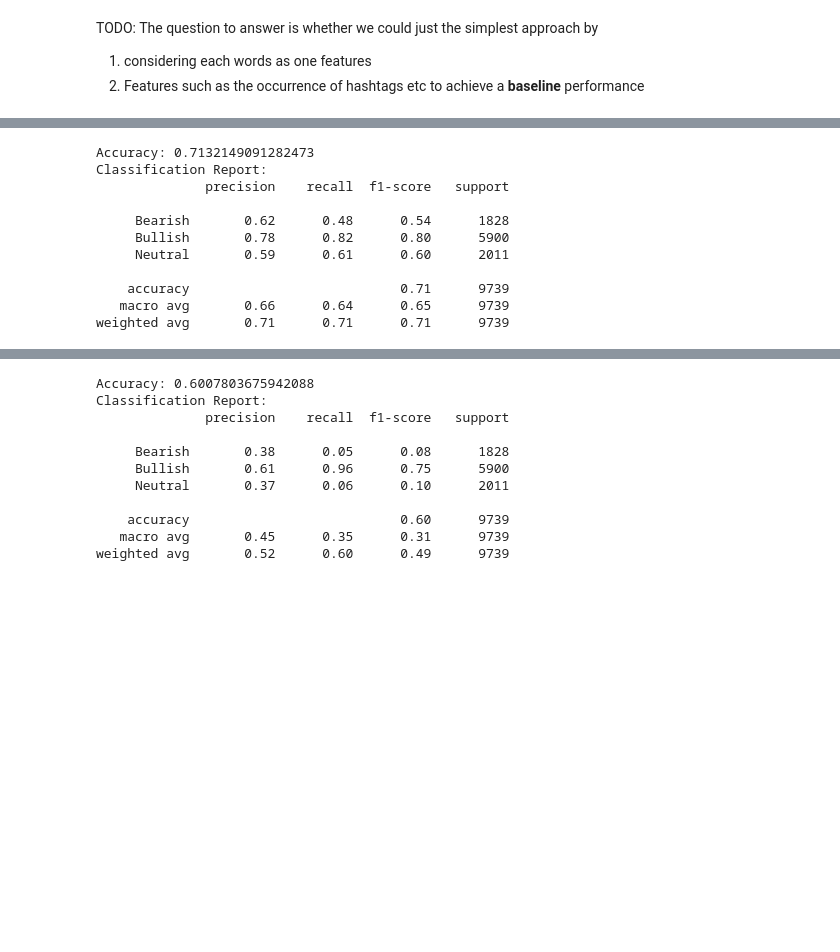
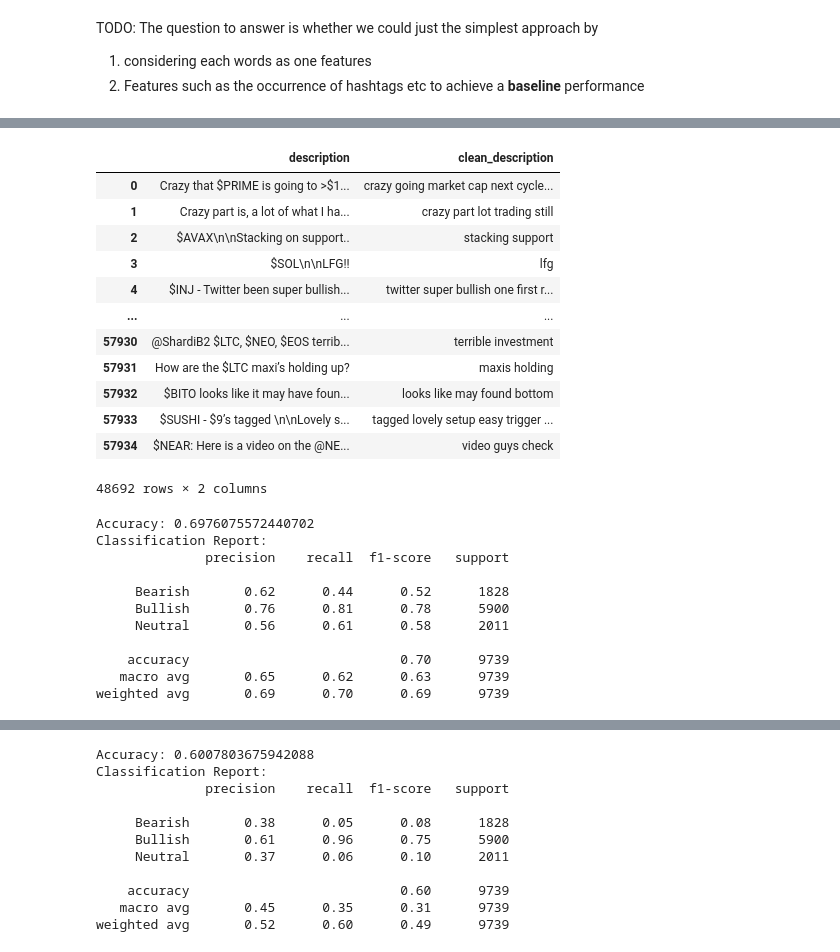
Before and after one commit to lowweihong/team14-CryptoMood, a Jupyter notebook: src/data_cleaning/eda.ipynb, the cells around one changed output, grey strips where cells are left out. Drawn from its saved outputs; the diff is of its cells as text; code cells hidden in the pictures; blank space fills up the shorter version.

Commit message:
EDA first round

```diff
--- a/src/data_cleaning/eda.ipynb
+++ b/src/data_cleaning/eda.ipynb
@@ -314,3 +342,19 @@ to achieve a **baseline** performance
+# %%
+df[['description', 'clean_description']]
+# %% [output]
+|  | description | clean_description |
+| 0 | Crazy that $PRIME is going to >$1... | crazy going market cap next cycle... |
+| 1 | Crazy part is, a lot of what I ha... | crazy part lot trading still |
+| 2 | $AVAX\n\nStacking on support.. | stacking support |
+| 3 | $SOL\n\nLFG!! | lfg |
+| 4 | $INJ - Twitter been super bullish... | twitter super bullish one first r... |
+| ... | ... | ... |
+| 57930 | @ShardiB2 $LTC, $NEO, $EOS terrib... | terrible investment |
+| 57931 | How are the $LTC maxi’s holding up? | maxis holding |
+| 57932 | $BITO looks like it may have foun... | looks like may found bottom |
+| 57933 | $SUSHI - $9’s tagged \n\nLovely s... | tagged lovely setup easy trigger ... |
+| 57934 | $NEAR: Here is a video on the @NE... | video guys check |
+48692 rows × 2 columns
 # %%
 from sklearn.feature_extraction.text import CountVectorizer
 from sklearn.model_selection import train_test_split
@@ -318,7 +362,7 @@ from sklearn.linear_model import LogisticRegression
 from sklearn.metrics import accuracy_score, classification_report
 
 # Extract features and labels
-X = df['description']
+X = df['clean_description']
 y = df['sentiment']
 
 # Split the data into training and testing sets
@@ -344,14 +388,14 @@ print(f'Accuracy: {accuracy}')
 print('Classification Report:')
 print(report)
 # %% [output]
-Accuracy: 0.7132149091282473
+Accuracy: 0.6976075572440702
 Classification Report:
               precision    recall  f1-score   support
 
-     Bearish       0.62      0.48      0.54      1828
-     Bullish       0.78      0.82      0.80      5900
-     Neutral       0.59      0.61      0.60      2011
+     Bearish       0.62      0.44      0.52      1828
+     Bullish       0.76      0.81      0.78      5900
+     Neutral       0.56      0.61      0.58      2011
 
-    accuracy                           0.71      9739
-   macro avg       0.66      0.64      0.65      9739
-weighted avg       0.71      0.71      0.71      9739
+    accuracy                           0.70      9739
+   macro avg       0.65      0.62      0.63      9739
+weighted avg       0.69      0.70      0.69      9739
```
Also changed, not shown: parts of 13 cells of this notebook, 1 other file.
